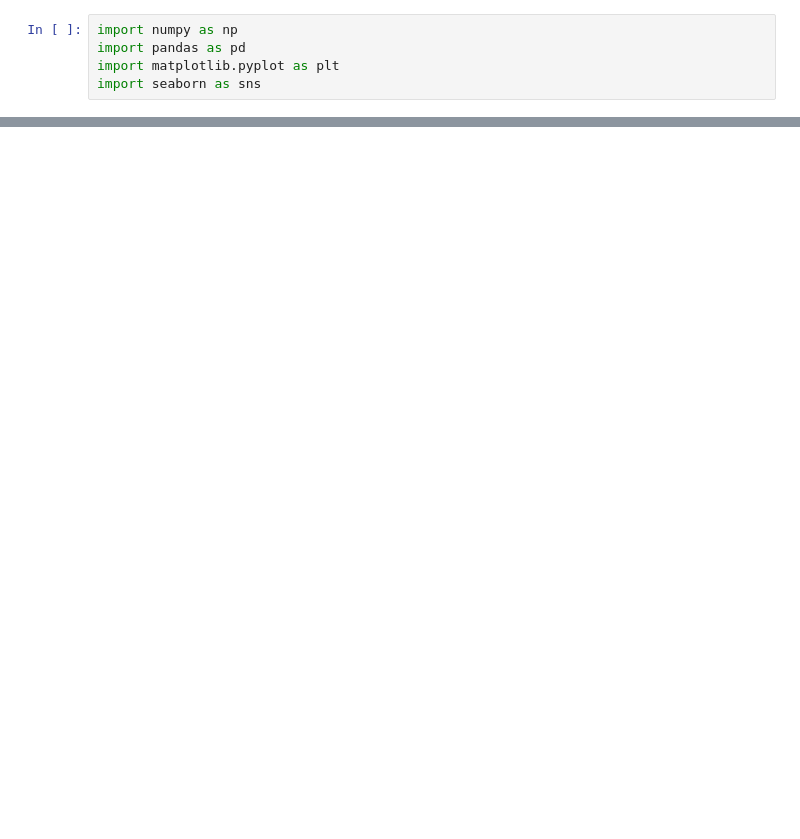
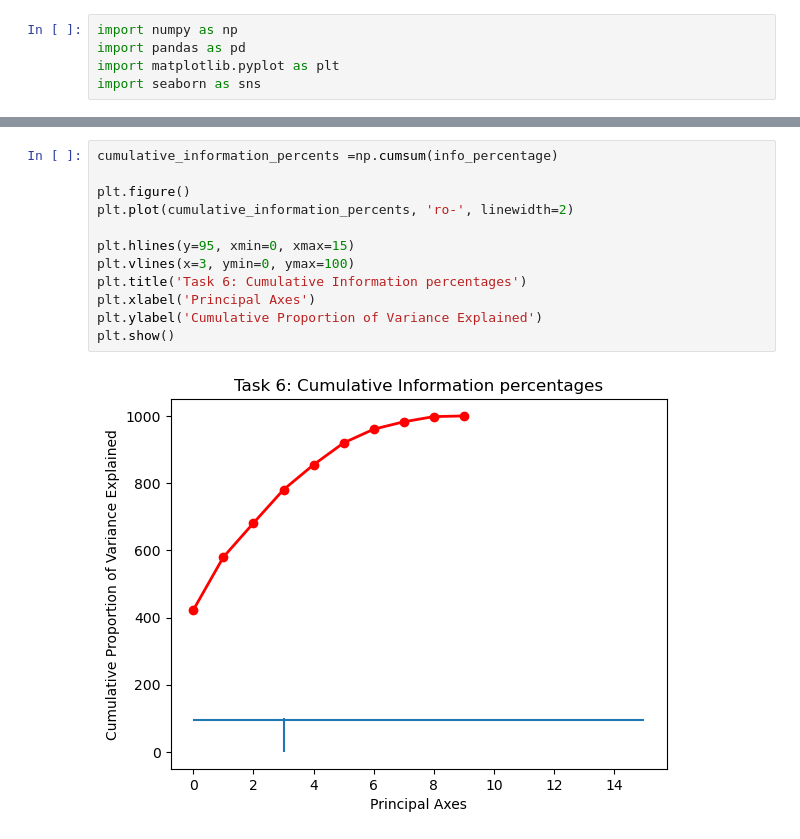
Before and after one commit to OsaidZaher/Classifications, a Jupyter notebook: PCA gamme and particle classifications/script.ipynb, the cells around one changed output, grey strips where cells are left out. Drawn from its saved outputs; the diff is of its cells as text; blank space fills up the shorter version.

```diff
--- a/PCA gamme and particle classifications/script.ipynb
+++ b/PCA gamme and particle classifications/script.ipynb
@@ -17,0 +70,14 @@ data_matrix = df.float_cols
+# %%
+cumulative_information_percents =np.cumsum(info_percentage)
+
+plt.figure()
+plt.plot(cumulative_information_percents, 'ro-', linewidth=2)
+
+plt.hlines(y=95, xmin=0, xmax=15)
+plt.vlines(x=3, ymin=0, ymax=100)
+plt.title('Task 6: Cumulative Information percentages')
+plt.xlabel('Principal Axes')
+plt.ylabel('Cumulative Proportion of Variance Explained')
+plt.show()
+# %% [output]
+[figure, added]
```
Also changed, not shown: parts of 10 cells of this notebook, 5 other files.
